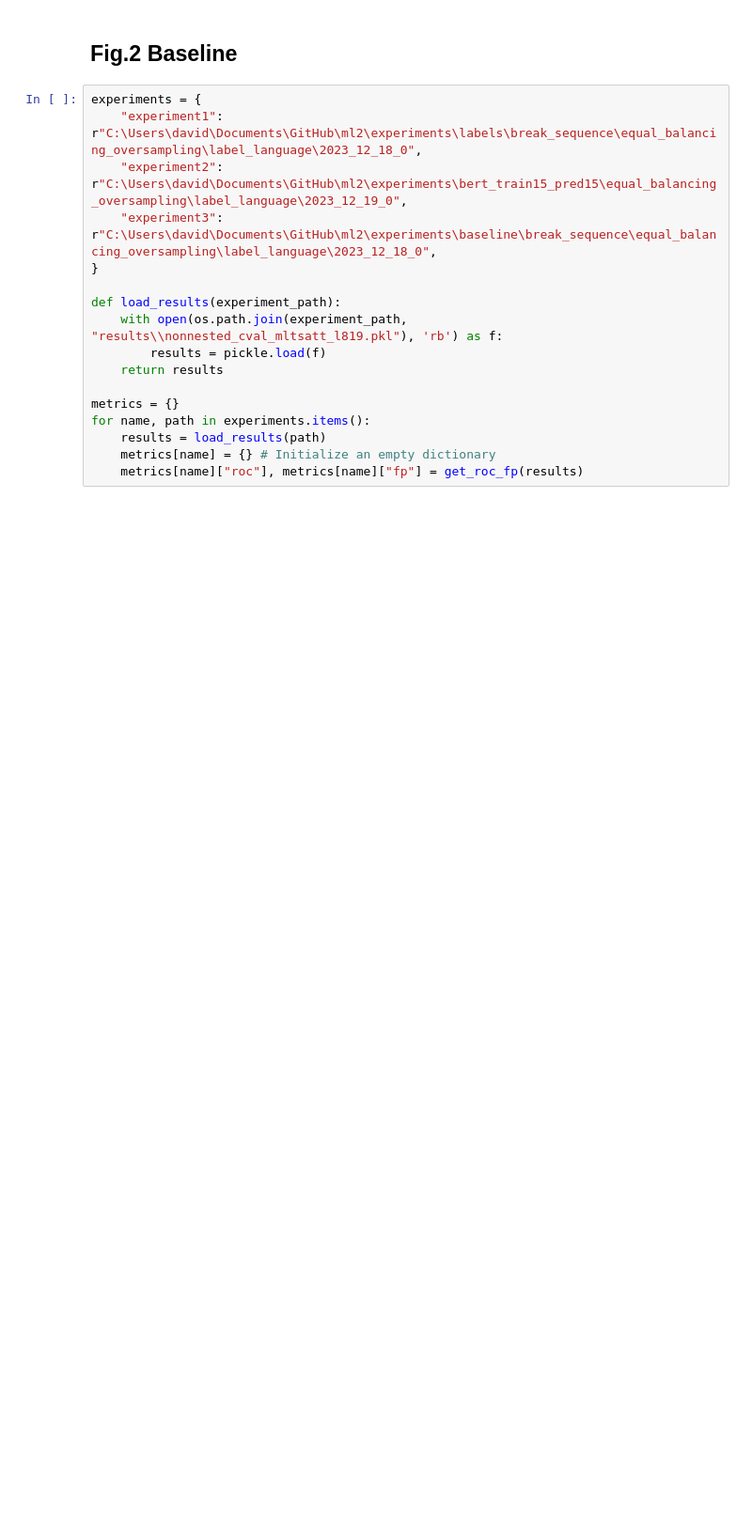
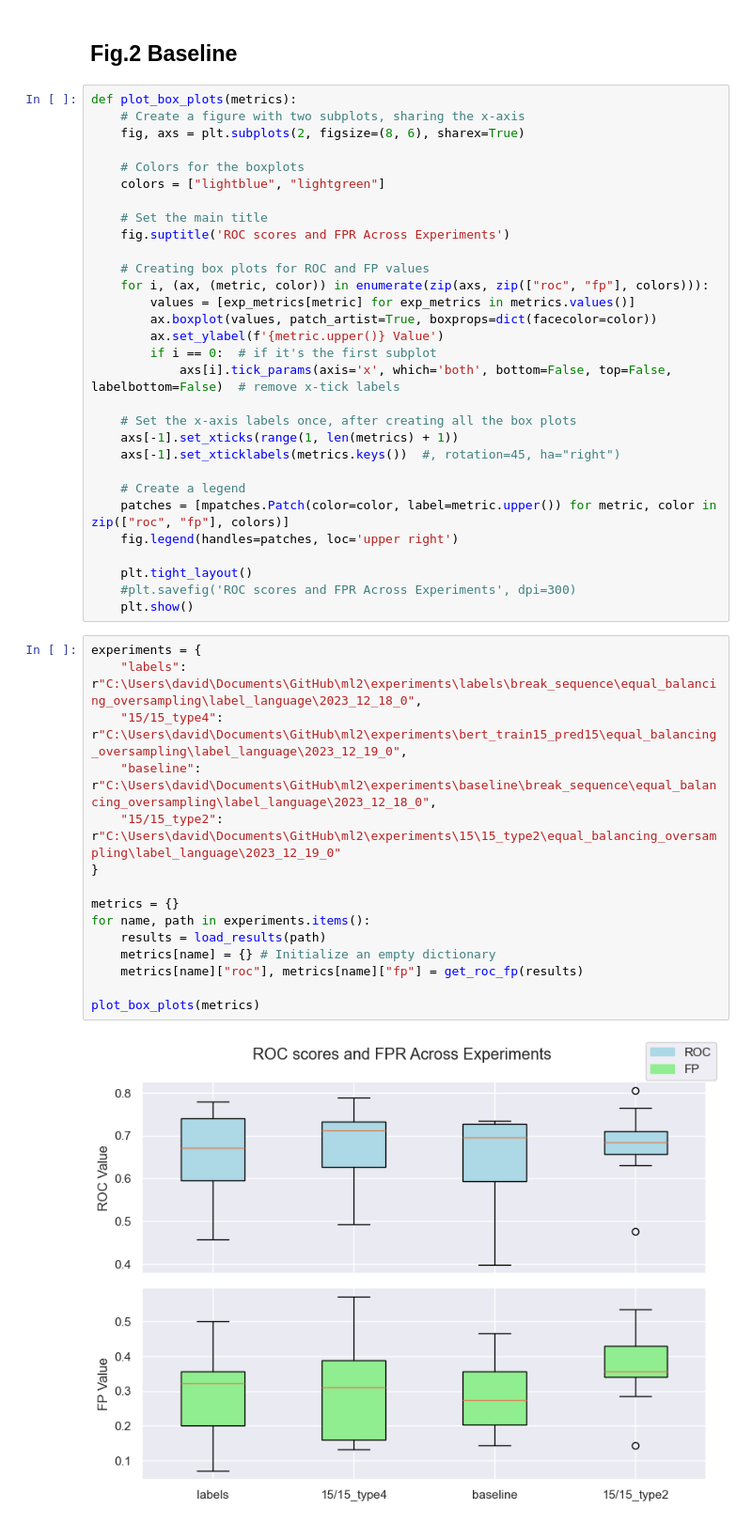
Before and after one commit to CS-433/ml-project-2-losmodelosmatemagicos, a Jupyter notebook: src/get_metrics_of_results.ipynb, the cells around one changed output. Shown at 94% size. Saved outputs shown, nothing was run; the diff lists cells and outputs as text; blank space fills up the shorter version.

```diff
--- a/src/get_metrics_of_results.ipynb
+++ b/src/get_metrics_of_results.ipynb
@@ -213,20 +187,50 @@ plt.show()
 [figure]
 # %% [markdown]
 ## Fig.2 Baseline
+# %%
+def plot_box_plots(metrics):
+    # Create a figure with two subplots, sharing the x-axis
+    fig, axs = plt.subplots(2, figsize=(8, 6), sharex=True)
+
+    # Colors for the boxplots
+    colors = ["lightblue", "lightgreen"]
+
+    # Set the main title
+    fig.suptitle('ROC scores and FPR Across Experiments')
+
+    # Creating box plots for ROC and FP values
+    for i, (ax, (metric, color)) in enumerate(zip(axs, zip(["roc", "fp"], colors))):
+        values = [exp_metrics[metric] for exp_metrics in metrics.values()]
+        ax.boxplot(values, patch_artist=True, boxprops=dict(facecolor=color))
+        ax.set_ylabel(f'{metric.upper()} Value')
+        if i == 0:  # if it's the first subplot
+            axs[i].tick_params(axis='x', which='both', bottom=False, top=False, labelbottom=False)  # remove x-tick labels
+
+    # Set the x-axis labels once, after creating all the box plots
+    axs[-1].set_xticks(range(1, len(metrics) + 1))
+    axs[-1].set_xticklabels(metrics.keys())  #, rotation=45, ha="right")
+
+    # Create a legend
+    patches = [mpatches.Patch(color=color, label=metric.upper()) for metric, color in zip(["roc", "fp"], colors)]
+    fig.legend(handles=patches, loc='upper right')
+
+    plt.tight_layout()
+    #plt.savefig('ROC scores and FPR Across Experiments', dpi=300)
+    plt.show()
 # %%
 experiments = {
-    "experiment1": r"C:\Users\david\Documents\GitHub\ml2\experiments\labels\break_sequence\equal_balancing_oversampling\label_language\2023_12_18_0",
-    "experiment2": r"C:\Users\david\Documents\GitHub\ml2\experiments\bert_train15_pred15\equal_balancing_oversampling\label_language\2023_12_19_0",
-    "experiment3": r"C:\Users\david\Documents\GitHub\ml2\experiments\baseline\break_sequence\equal_balancing_oversampling\label_language\2023_12_18_0",
+    "labels": r"C:\Users\david\Documents\GitHub\ml2\experiments\labels\break_sequence\equal_balancing_oversampling\label_language\2023_12_18_0",
+    "15/15_type4": r"C:\Users\david\Documents\GitHub\ml2\experiments\bert_train15_pred15\equal_balancing_oversampling\label_language\2023_12_19_0",
+    "baseline": r"C:\Users\david\Documents\GitHub\ml2\experiments\baseline\break_sequence\equal_balancing_oversampling\label_language\2023_12_18_0",
+    "15/15_type2": r"C:\Users\david\Documents\GitHub\ml2\experiments\15\15_type2\equal_balancing_oversampling\label_language\2023_12_19_0"
 }
-
-def load_results(experiment_path):
-    with open(os.path.join(experiment_path, "results\\nonnested_cval_mltsatt_l819.pkl"), 'rb') as f:
-        results = pickle.load(f)
-    return results
 
 metrics = {}
 for name, path in experiments.items():
     results = load_results(path)
     metrics[name] = {} # Initialize an empty dictionary
     metrics[name]["roc"], metrics[name]["fp"] = get_roc_fp(results)
+
+plot_box_plots(metrics)
+# %% [output]
+[figure, added]
```
Also changed, not shown: parts of 9 cells of this notebook.
